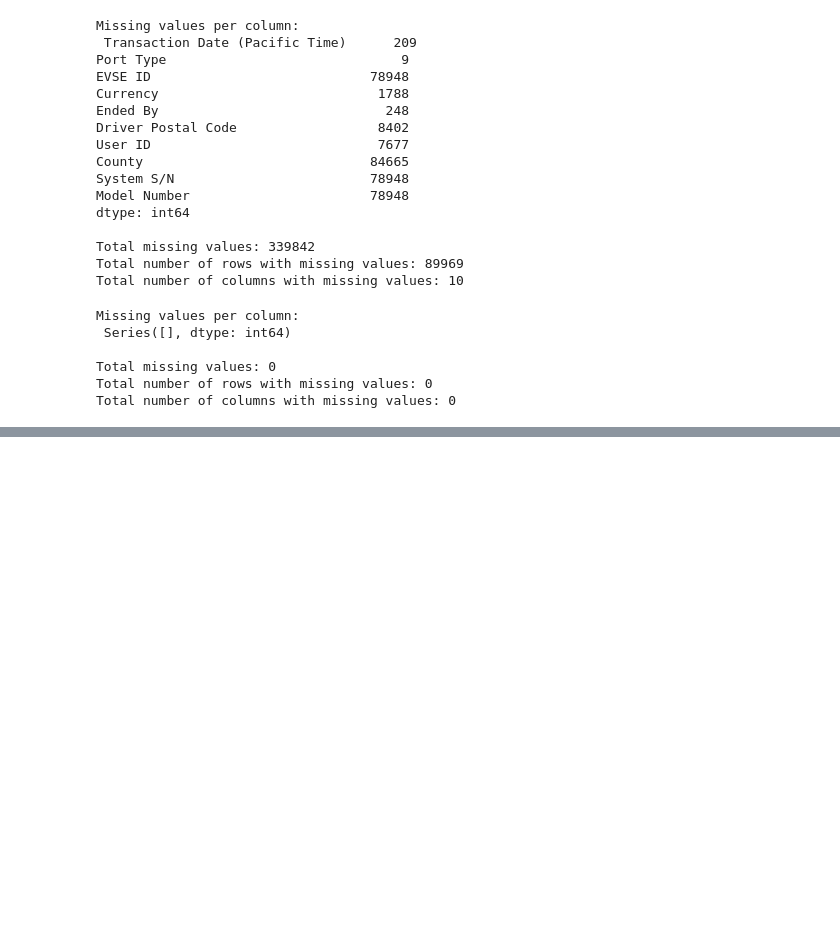
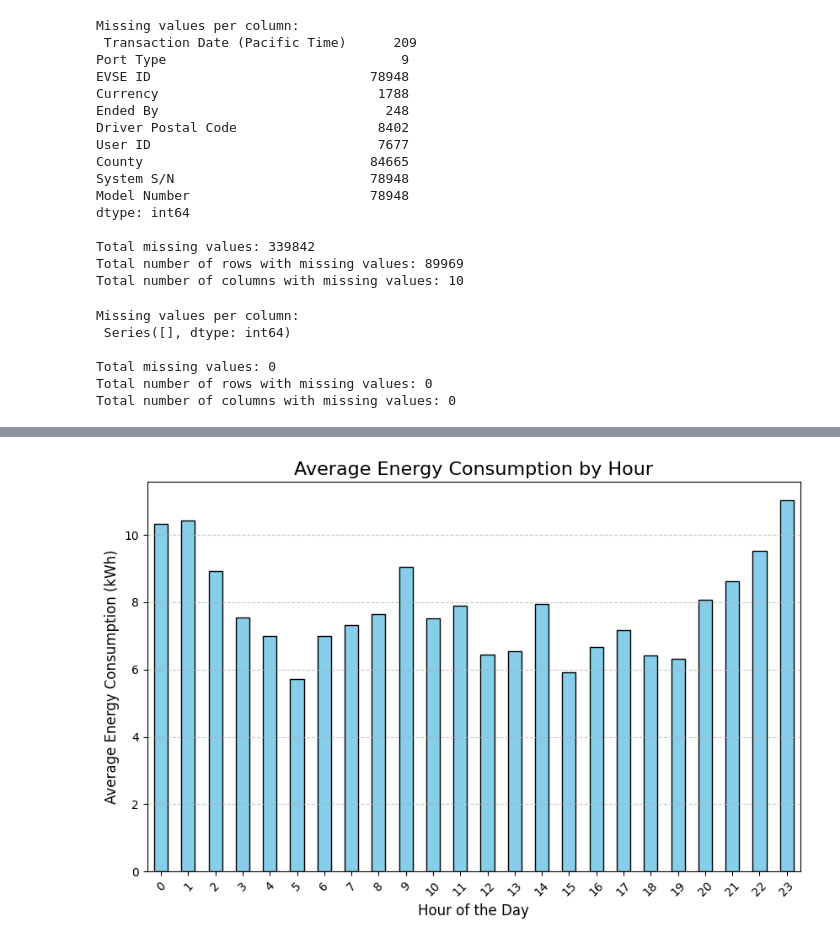
Before and after one commit to DitteGilsfeldt/42577-Introduction-to_Business_Analytics__Project, a Jupyter notebook: Project.ipynb, the cells around one changed output, grey strips where cells are left out. Saved outputs shown, nothing was run; the diff lists cells and outputs as text; code cells hidden in the pictures; blank space fills up the shorter version.

```diff
--- a/Project.ipynb
+++ b/Project.ipynb
@@ -92,0 +426,15 @@ Total number of columns with missing values: 0
+# %%
+# Calculate the average energy consumption per hour across all users
+hourly_avg_energy = user_hourly.mean(axis=0)
+
+# Plot the bar chart
+plt.figure(figsize=(10, 6))
+hourly_avg_energy.plot(kind="bar", color="skyblue", edgecolor="black")
+plt.title("Average Energy Consumption by Hour", fontsize=16)
+plt.xlabel("Hour of the Day", fontsize=12)
+plt.ylabel("Average Energy Consumption (kWh)", fontsize=12)
+plt.xticks(rotation=45)
+plt.grid(axis="y", linestyle="--", alpha=0.7)
+plt.show()
+# %% [output]
+[figure, added]
```
Also changed, not shown: parts of 23 cells of this notebook.
